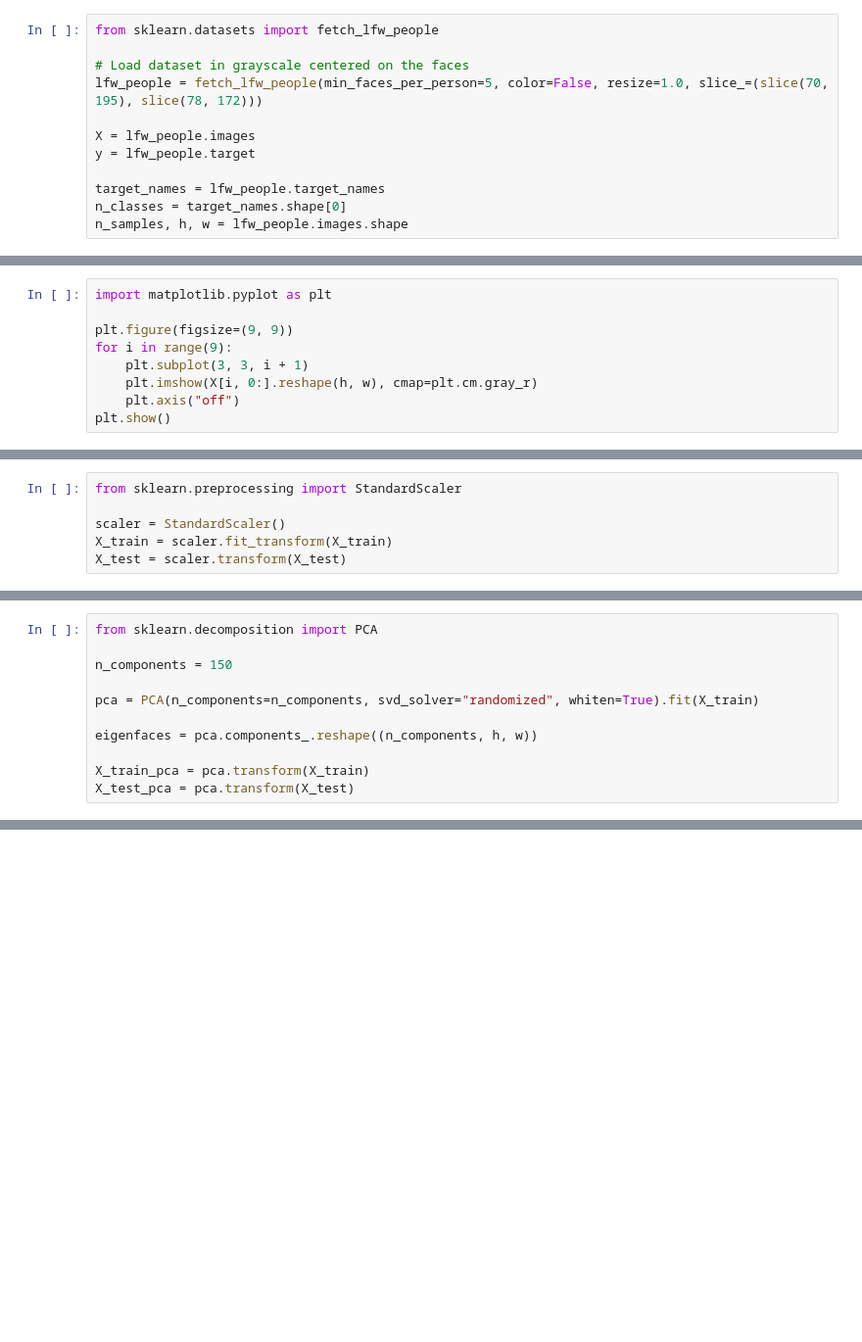
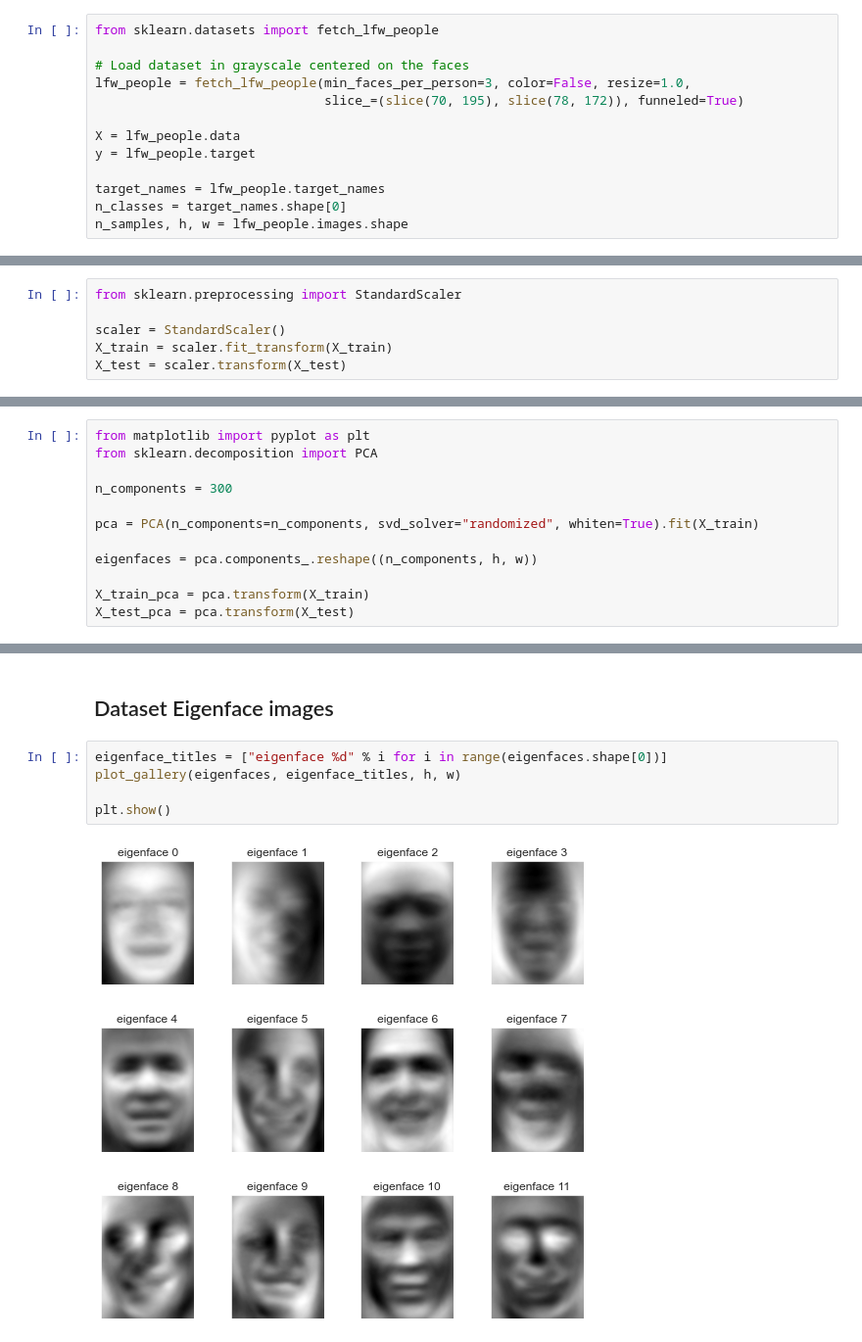
Before and after one commit to TrellixVulnTeam/face_recognition_cnn_XTHL, a Jupyter notebook: src/ml_lfw.ipynb, the cells around one changed output, grey strips where cells are left out. Shown: that part at 98% size. Saved outputs shown, nothing was run; the diff lists cells and outputs as text; blank space fills up the shorter version.

```diff
--- a/src/ml_lfw.ipynb
+++ b/src/ml_lfw.ipynb
@@ -10,9 +14,10 @@
 from sklearn.datasets import fetch_lfw_people
 
 # Load dataset in grayscale centered on the faces
-lfw_people = fetch_lfw_people(min_faces_per_person=5, color=False, resize=1.0, slice_=(slice(70, 195), slice(78, 172)))
+lfw_people = fetch_lfw_people(min_faces_per_person=3, color=False, resize=1.0,
+                              slice_=(slice(70, 195), slice(78, 172)), funneled=True)
 
-X = lfw_people.images
+X = lfw_people.data
 y = lfw_people.target
 
 target_names = lfw_people.target_names
@@ -36,9 +35,0 @@ Number of samples: {n_samples}
-# %%
-import matplotlib.pyplot as plt
-
-plt.figure(figsize=(9, 9))
-for i in range(9):
-    plt.subplot(3, 3, i + 1)
-    plt.imshow(X[i, 0:].reshape(h, w), cmap=plt.cm.gray_r)
-    plt.axis("off")
-plt.show()
@@ -63,7 +52,8 @@ X_test = scaler.transform(X_test)
 # %%
+from matplotlib import pyplot as plt
 from sklearn.decomposition import PCA
 
-n_components = 150
+n_components = 300
 
 pca = PCA(n_components=n_components, svd_solver="randomized", whiten=True).fit(X_train)
 
@@ -73,0 +149,9 @@ X_test_pca = pca.transform(X_test)
+# %% [markdown]
+## Dataset Eigenface images
+# %%
+eigenface_titles = ["eigenface %d" % i for i in range(eigenfaces.shape[0])]
+plot_gallery(eigenfaces, eigenface_titles, h, w)
+
+plt.show()
+# %% [output]
+[figure, added]
```
Also changed, not shown: parts of 30 cells of this notebook, 3 other files.
